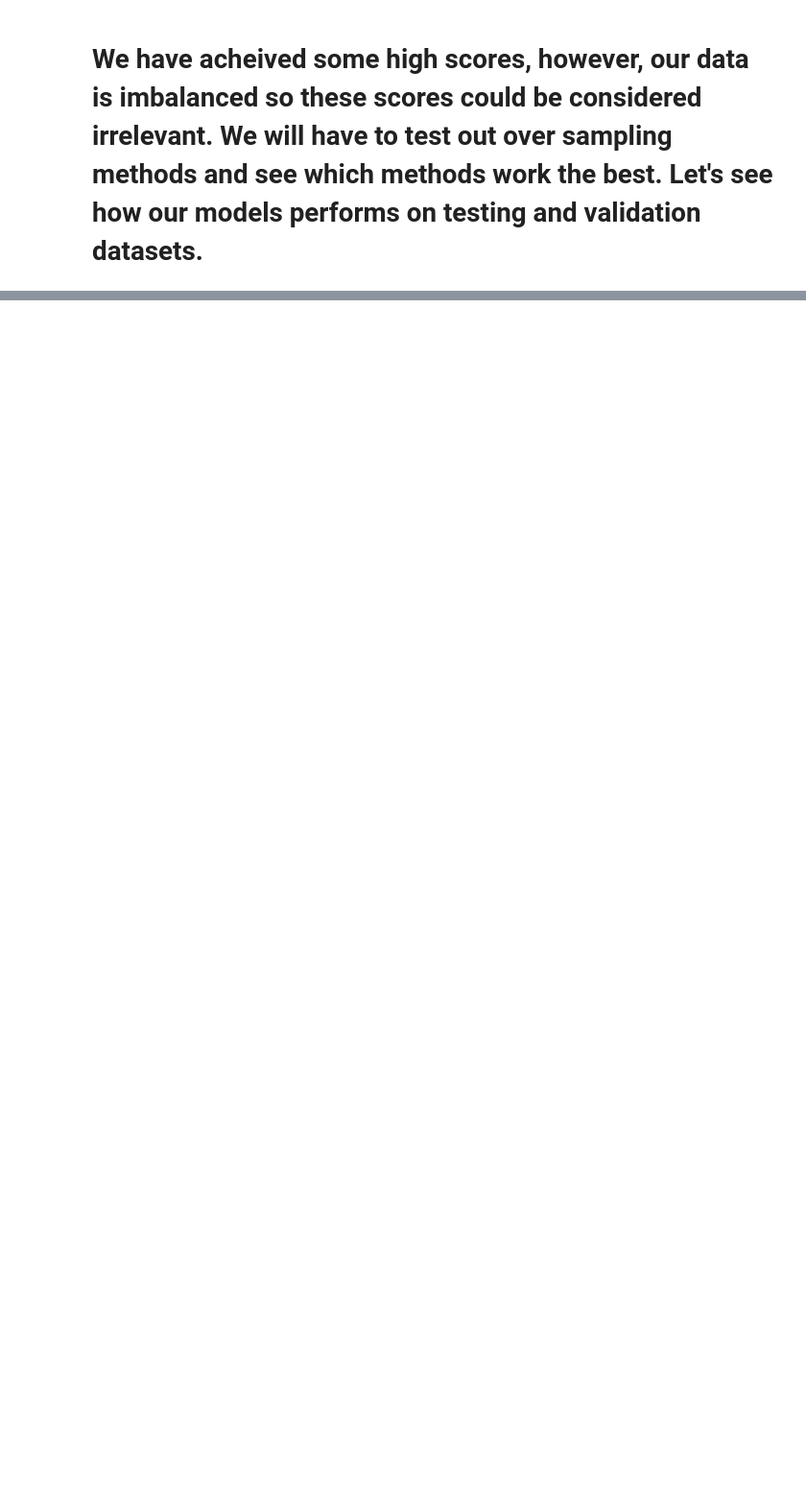
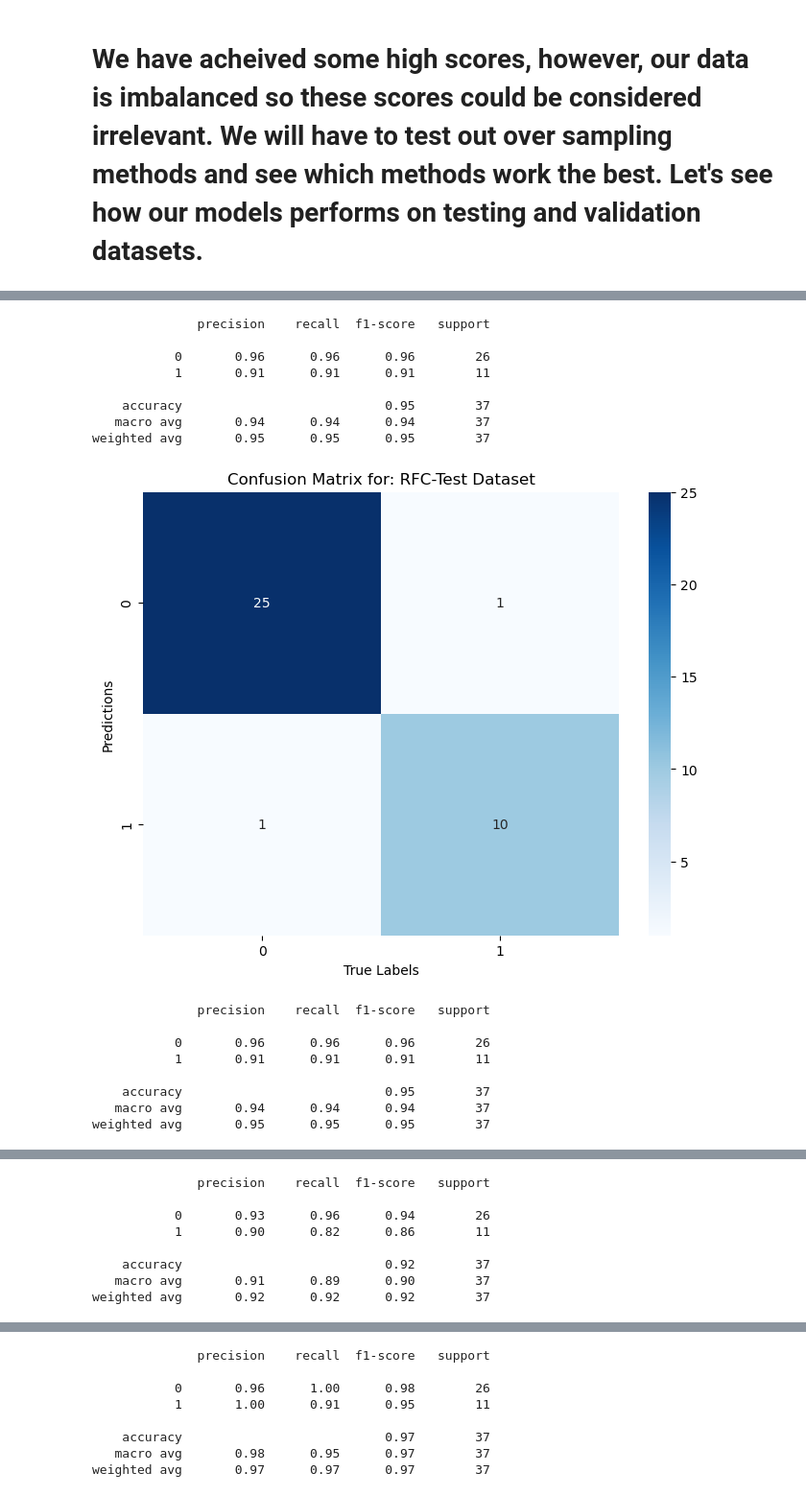
Before and after one commit to MaukanMir/Thyroid-Cancer-Classification, a Jupyter notebook: training.ipynb, the cells around one changed output, grey strips where cells are left out. Shown at 96% size. Saved outputs shown, nothing was run; the diff lists cells and outputs as text; code cells hidden in the pictures; blank space fills up the shorter version.

```diff
--- a/training.ipynb
+++ b/training.ipynb
@@ -503,0 +561,25 @@ test_sampled_selected_models(preprocessor, model_names, models, sampling_names,
+# %%
+model_names = ["RFC", "RFC", "RFC", "RFC"]
+models = grab_selected_models(model_names)
+sampling_names = ["KNN-SMOTE", "ADASYN", "BL-SMOTE", "SMOTE"]
+sample_models = get_over_sampling_methods(sampling_names)
+
+test_predictions(preprocessor, model_names, models, X, y,sample_models=sample_models, sampling_names=sampling_names)
+# %% [output]
+              precision    recall  f1-score   support
+
+           0       0.96      0.96      0.96        26
+           1       0.91      0.91      0.91        11
+
+    accuracy                           0.95        37
+   macro avg       0.94      0.94      0.94        37
+weighted avg       0.95      0.95      0.95        37
+[figure, added]
+              precision    recall  f1-score   support
+
+           0       0.96      0.96      0.96        26
+           1       0.91      0.91      0.91        11
+
+    accuracy                           0.95        37
+   macro avg       0.94      0.94      0.94        37
+weighted avg       0.95      0.95      0.95        37
@@ -503,0 +587,8 @@ test_sampled_selected_models(preprocessor, model_names, models, sampling_names,
+              precision    recall  f1-score   support
+
+           0       0.93      0.96      0.94        26
+           1       0.90      0.82      0.86        11
+
+    accuracy                           0.92        37
+   macro avg       0.91      0.89      0.90        37
+weighted avg       0.92      0.92      0.92        37
@@ -503,0 +596,8 @@ test_sampled_selected_models(preprocessor, model_names, models, sampling_names,
+              precision    recall  f1-score   support
+
+           0       0.96      1.00      0.98        26
+           1       1.00      0.91      0.95        11
+
+    accuracy                           0.97        37
+   macro avg       0.98      0.95      0.97        37
+weighted avg       0.97      0.97      0.97        37
```
Also changed, not shown: parts of 9 cells of this notebook.
